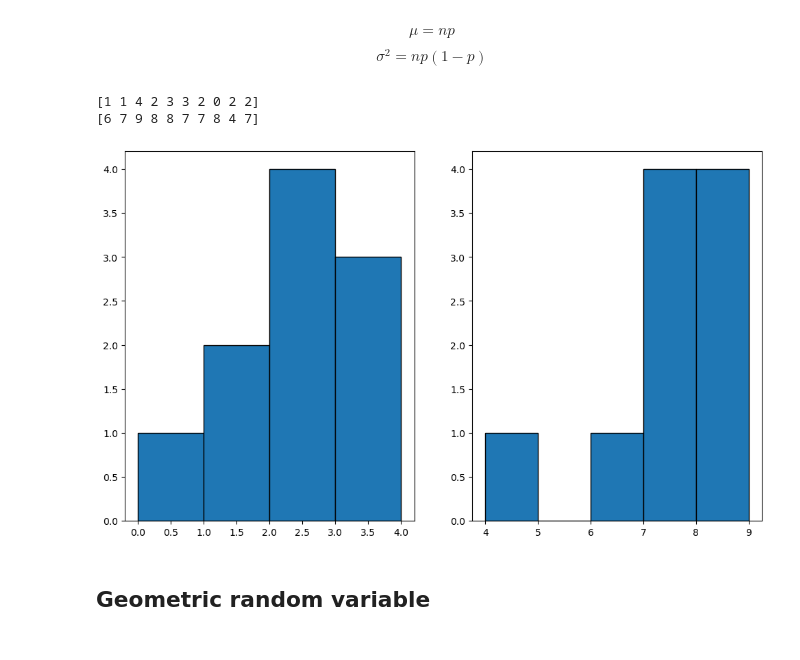
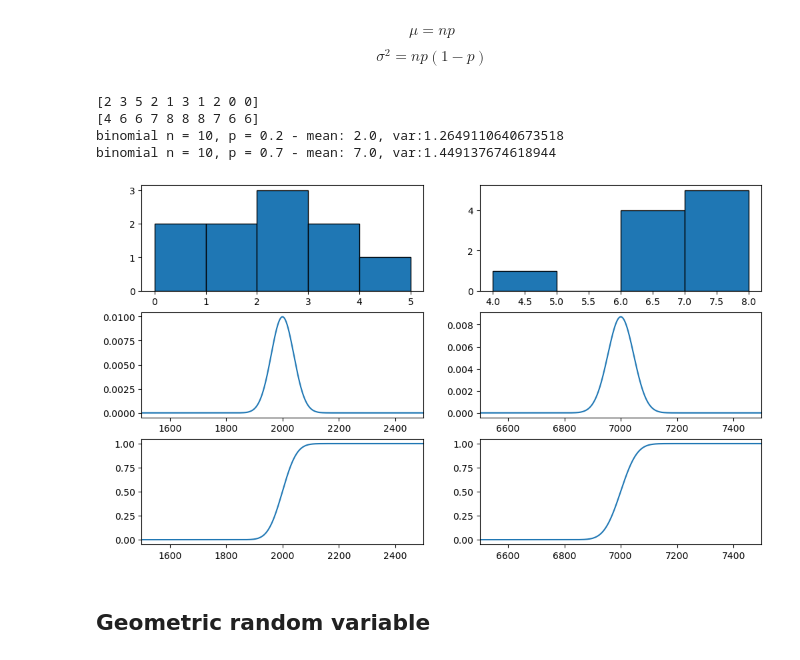
Before and after one commit to benoitTerral/statitics_cheat_sheet, a Jupyter notebook: basics.ipynb, the cells around one changed output. Saved outputs shown, nothing was run; the diff lists cells and outputs as text; code cells hidden in the pictures.

```diff
--- a/basics.ipynb
+++ b/basics.ipynb
@@ -448,33 +430,45 @@ $$ \binom {n}{k} = \frac{n!}{k!(n - k)!}
 $$ \mu = np$$
 $$ \sigma^2 = n  p ( 1 - p) $$
 # %%
-from matplotlib.ticker import MaxNLocator
-
+warnings.filterwarnings("ignore", category=RuntimeWarning)
 n = 10  # Number of trials
 p1 = 0.2  # Probability of success
 p2 = 0.7
 
 # Create a binomial distribution object
 binom_dist_p1 = stats.binom(n, p1)
 binom_dist_p2 = stats.binom(n, p2)
 
 # Generate random variables from the distribution
 random_p1 = binom_dist_p1.rvs(size=10)
 random_p2 = binom_dist_p2.rvs(size=10)
 
-
 print(random_p1)
 print(random_p2)
+print(f"binomial n = 10, p = 0.2 - mean: {binom_dist_p1.mean()}, var:{binom_dist_p1.std()}")
+print(f"binomial n = 10, p = 0.7 - mean: {binom_dist_p2.mean()}, var:{binom_dist_p2.std()}")
 
-fig, axes = plt.subplots(1, 2, figsize=(12, 7))
-axes[0].hist(random_p1, bins=range(min(random_p1), max(random_p1) + 1), edgecolor='black')
-axes[1].hist(random_p2, bins=range(min(random_p2), max(random_p2) + 1), edgecolor='black')
-# plt.hist(random_variables, bins=range(min(random_variables), max(random_variables) + 1), edgecolor='black')
+huge_dist_p1 = stats.binom(10000, p1)
+huge_dist_p2 = stats.binom(10000, p2)
+x = range(10001)
 
+fig, axes = plt.subplots(3, 2, figsize=(12, 7))
+axes[0][0].hist(random_p1, bins=range(min(random_p1), max(random_p1) + 1), edgecolor='black')
+axes[0][1].hist(random_p2, bins=range(min(random_p2), max(random_p2) + 1), edgecolor='black')
+axes[1][0].plot(x, huge_dist_p1.pmf(x), label='p1')
+axes[1][0].set_xlim(1500, 2500)
+axes[1][1].plot(x, huge_dist_p2.pmf(x), label='p2')
+axes[1][1].set_xlim(6500, 7500)
+axes[2][0].plot(x, huge_dist_p1.cdf(x), label='p1')
+axes[2][0].set_xlim(1500, 2500)
+axes[2][1].plot(x, huge_dist_p2.cdf(x), label='p2')
+axes[2][1].set_xlim(6500, 7500)
 plt.show()
 # %% [output]
-[1 1 4 2 3 3 2 0 2 2]
-[6 7 9 8 8 7 7 8 4 7]
+[2 3 5 2 1 3 1 2 0 0]
+[4 6 6 7 8 8 8 7 6 6]
+binomial n = 10, p = 0.2 - mean: 2.0, var:1.2649110640673518
+binomial n = 10, p = 0.7 - mean: 7.0, var:1.449137674618944
-[figure, old version]
+[figure, new version]
 # %% [markdown]
 ## Geometric random variable
```
Also changed, not shown: parts of 15 cells of this notebook, 1 other file.
